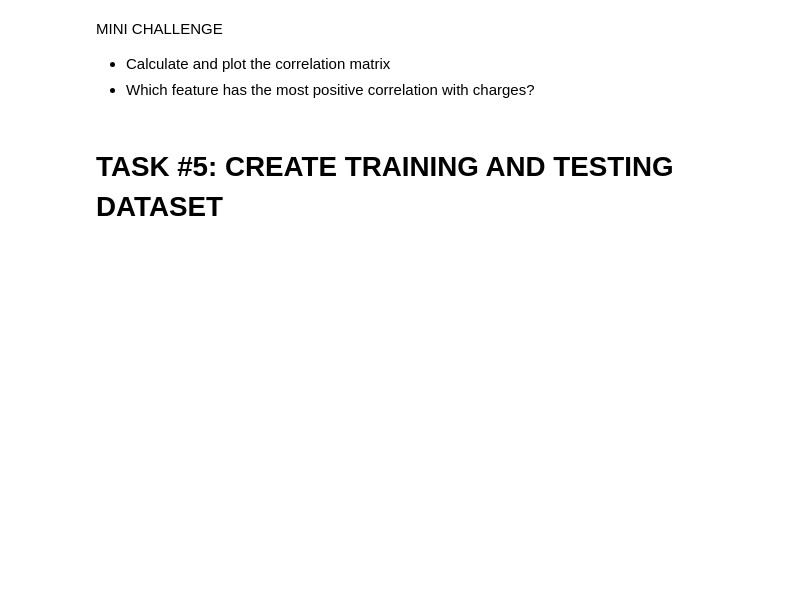
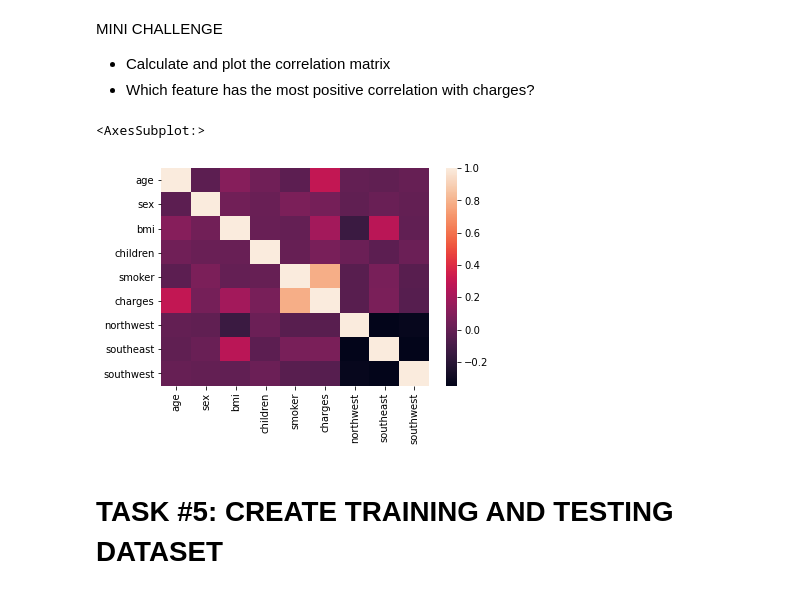
Before and after one commit to lalteng/MyAIProject, a Jupyter notebook: sagemaker/SageMaker_Practical_Course/2. Medical Insurance Premium Prediction/medical_insurance_prediction_notebook.ipynb, the cells around one changed output. Cells and saved outputs as stored; diff of their text form; code cells hidden in the pictures; blank space fills up the shorter version.

```diff
--- a/sagemaker/SageMaker_Practical_Course/2. Medical Insurance Premium Prediction/medical_insurance_prediction_notebook.ipynb
+++ b/sagemaker/SageMaker_Practical_Course/2. Medical Insurance Premium Prediction/medical_insurance_prediction_notebook.ipynb
@@ -263,6 +273,14 @@ MINI CHALLENGE
 MINI CHALLENGE
  - Calculate and plot the correlation matrix
  - Which feature has the most positive correlation with charges?
+# %%
+corr = insurance_df.corr()
+sns.heatmap(corr,
+            xticklabels=corr.columns,
+        yticklabels=corr.columns)
+# %% [output]
+<AxesSubplot:>
+[figure, added]
 # %%
 
 # smoker and age have positive correlations with charges
```
Also changed, not shown: parts of 37 cells of this notebook, 3 other files.
